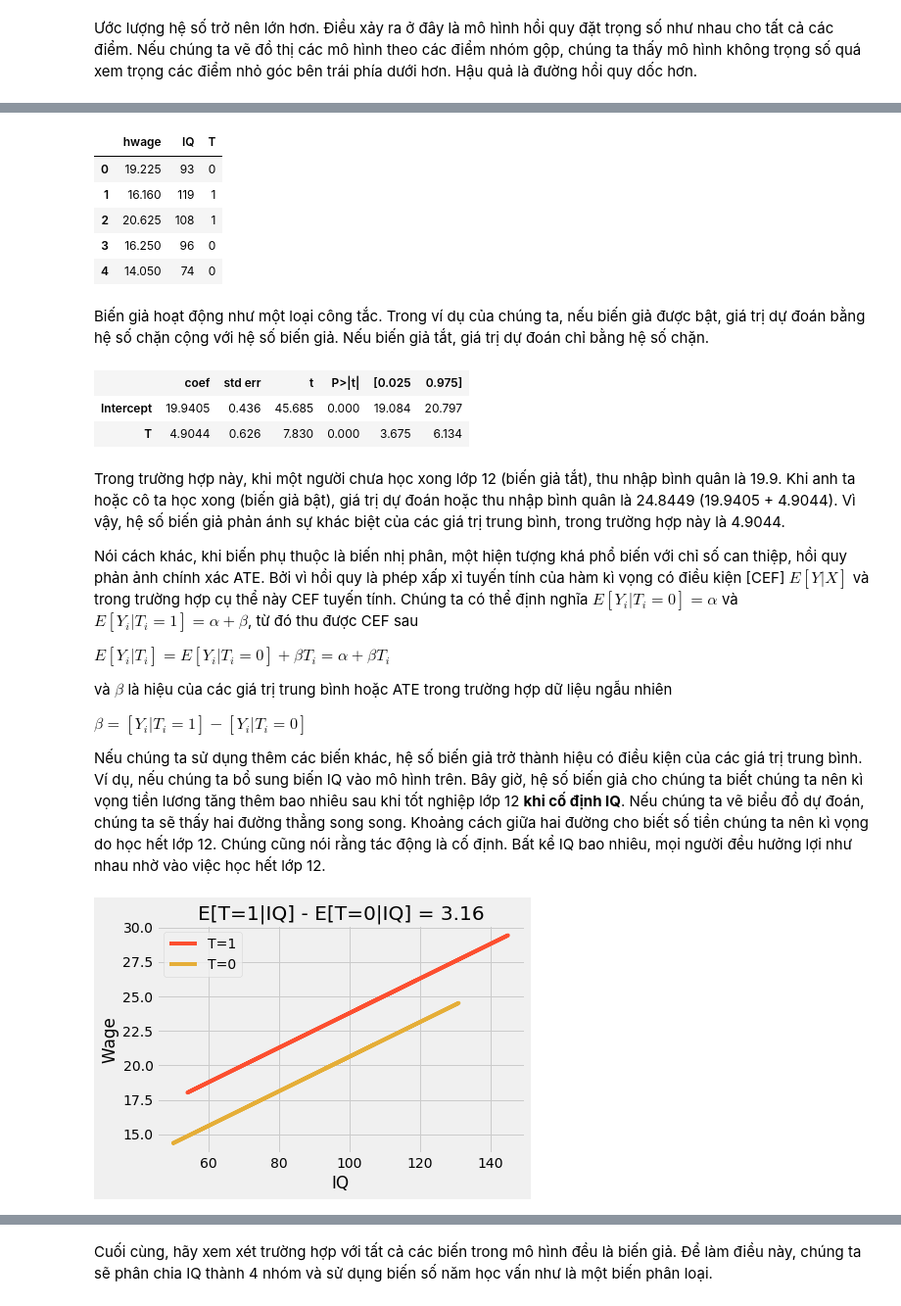
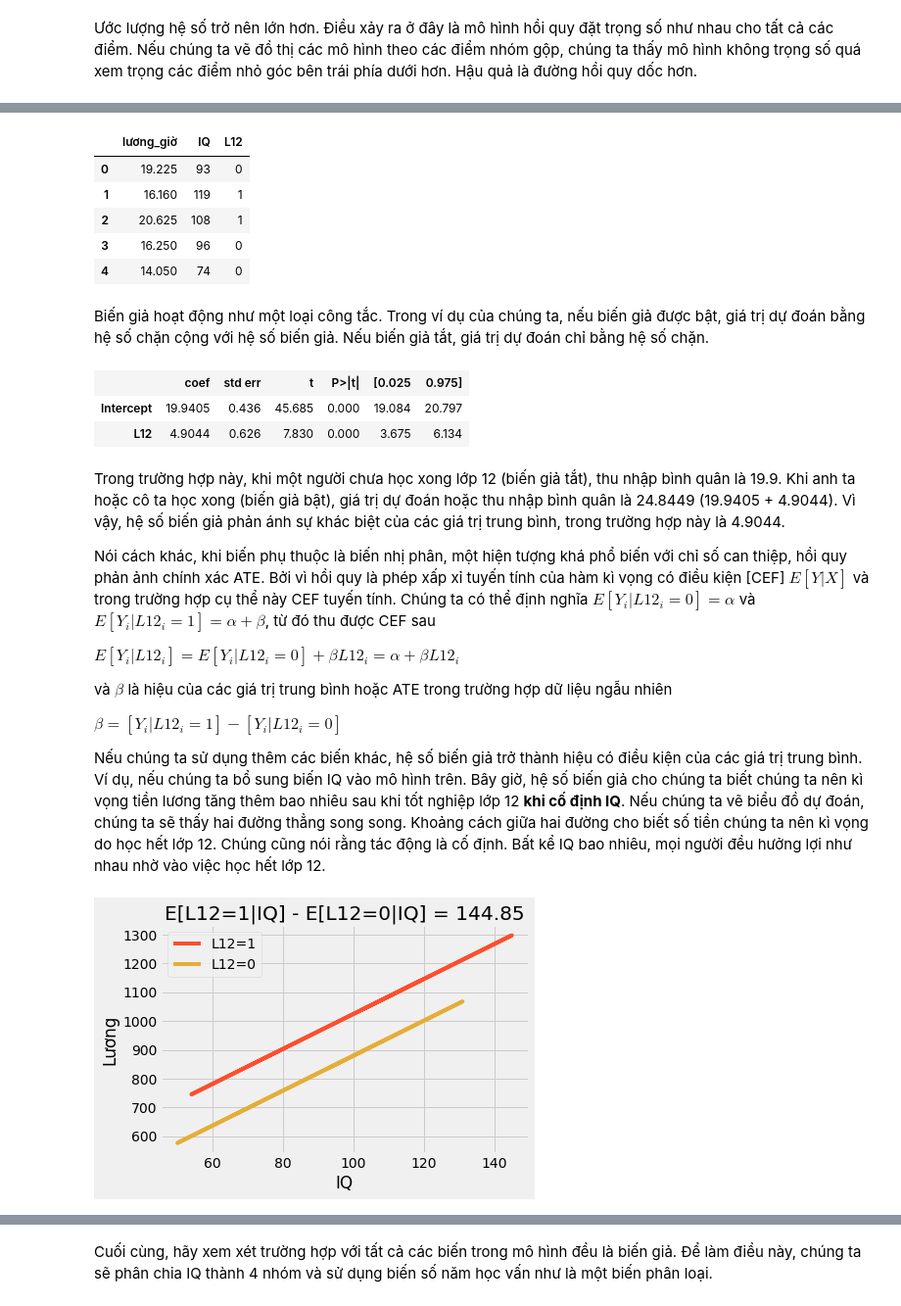
Before and after one commit to vietecon/NhanQuaPython, a Jupyter notebook: ipynb/06-Nhóm-gộp-và-Hồi-quy-Biến-giả-VN.ipynb, the cells around one changed output, grey strips where cells are left out. Shown at 98% size. Drawn from its saved outputs; the diff is of its cells as text; code cells hidden in the pictures.

```diff
--- a/ipynb/06-Nhóm-gộp-và-Hồi-quy-Biến-giả-VN.ipynb
+++ b/ipynb/06-Nhóm-gộp-và-Hồi-quy-Biến-giả-VN.ipynb
@@ -160,11 +163,11 @@ Chúng ta đã giải quyết dạng một dạng đơn giản của hồi quy b
 # %%
-wage = (pd.read_csv("./data/wage.csv")
-        .assign(hwage=lambda d: d["wage"] / d["hours"])
-        .assign(T=lambda d: (d["educ"] > 12).astype(int)))
+lương = (pd.read_csv("./data/wage.csv").rename(columns={'wage':'lương','hours':'số_giờ','educ':'học_vấn' })
+        .assign(lương_giờ=lambda d: d["lương"] / d["số_giờ"])
+        .assign(L12=lambda d: (d["học_vấn"] > 12).astype(int)))
 
-wage[["hwage", "IQ", "T"]].head()
+lương[["lương_giờ", "IQ", "L12"]].head()
 # %% [output]
-|  | hwage | IQ | T |
+|  | lương_giờ | IQ | L12 |
 | 0 | 19.225 | 93 | 0 |
 | 1 | 16.160 | 119 | 1 |
 | 2 | 20.625 | 108 | 1 |
@@ -173,40 +176,40 @@ wage[["hwage", "IQ", "T"]].head()
 # %% [markdown]
 Biến giả hoạt động như một loại công tắc. Trong ví dụ của chúng ta, nếu biến giả được bật, giá trị dự đoán bằng hệ số chặn cộng với hệ số biến giả. Nếu biến giả tắt, giá trị dự đoán chỉ bằng hệ số chặn.
 # %%
-smf.ols('hwage ~ T', data=wage).fit().summary().tables[1]
+smf.ols('lương_giờ ~ L12', data=lương).fit().summary().tables[1]
 # %% [output]
 |  | coef | std err | t | P>|t| | [0.025 | 0.975] |
 | Intercept | 19.9405 | 0.436 | 45.685 | 0.000 | 19.084 | 20.797 |
-| T | 4.9044 | 0.626 | 7.830 | 0.000 | 3.675 | 6.134 |
+| L12 | 4.9044 | 0.626 | 7.830 | 0.000 | 3.675 | 6.134 |
 # %% [markdown]
 Trong trường hợp này, khi một người chưa học xong lớp 12 (biến giả tắt), thu nhập bình quân là 19.9. Khi anh ta hoặc cô ta học xong (biến giả bật), giá trị dự đoán hoặc thu nhập bình quân là 24.8449 (19.9405 + 4.9044). Vì vậy, hệ số biến giả phản ánh sự khác biệt của các giá trị trung bình, trong trường hợp này là 4.9044.
 
-Nói cách khác, khi biến phụ thuộc là biến nhị phân, một hiện tượng khá phổ biến với chỉ số can thiệp, hồi quy phản ảnh chính xác ATE. Bởi vì hồi quy là phép xấp xỉ tuyến tính của hàm kì vọng có điều kiện [CEF] \\(E[Y|X]\\) và trong trường hợp cụ thể này CEF tuyến tính. Chúng ta có thể định nghĩa \\(E[Y_i|T_i=0]=\alpha\\) và \\(E[Y_i|T_i=1] = \alpha + \beta\\), từ đó thu được CEF sau
+Nói cách khác, khi biến phụ thuộc là biến nhị phân, một hiện tượng khá phổ biến với chỉ số can thiệp, hồi quy phản ảnh chính xác ATE. Bởi vì hồi quy là phép xấp xỉ tuyến tính của hàm kì vọng có điều kiện [CEF] \\(E[Y|X]\\) và trong trường hợp cụ thể này CEF tuyến tính. Chúng ta có thể định nghĩa \\(E[Y_i|L12_i=0]=\alpha\\) và \\(E[Y_i|L12_i=1] = \alpha + \beta\\), từ đó thu được CEF sau
 
 
 $
-E[Y_i|T_i] =  E[Y_i|T_i=0] + \beta T_i = \alpha + \beta T_i
+E[Y_i|L12_i] =  E[Y_i|L12_i=0] + \beta L12_i = \alpha + \beta L12_i
 $
 
 và \\(\beta\\) là hiệu của các giá trị trung bình hoặc ATE trong trường hợp dữ liệu ngẫu nhiên
 
 $
-\beta = [Y_i|T_i=1] - [Y_i|T_i=0]
+\beta = [Y_i|L12_i=1] - [Y_i|L12_i=0]
 $
 
 Nếu chúng ta sử dụng thêm các biến khác, hệ số biến giả trở thành hiệu có điều kiện của các giá trị trung bình. Ví dụ, nếu chúng ta bổ sung biến IQ vào mô hình trên. Bây giờ, hệ số biến giả cho chúng ta biết chúng ta nên kì vọng tiền lương tăng thêm bao nhiêu sau khi tốt nghiệp lớp 12 **khi cố định IQ**. Nếu chúng ta vẽ biểu đồ dự đoán, chúng ta sẽ thấy hai đường thẳng song song. Khoảng cách giữa hai đường cho biết số tiền chúng ta nên kì vọng do học hết lớp 12. Chúng cũng nói rằng tác động là cố định. Bất kể IQ bao nhiêu, mọi người đều hưởng lợi như nhau nhờ vào việc học hết lớp 12.
 # %%
-m = smf.ols('hwage ~ T+IQ', data=wage).fit()
-plt_df = wage.assign(y_hat = m.fittedvalues)
+m = smf.ols('lương ~ L12+IQ', data=lương).fit()
+plt_df = lương.assign(y_hat = m.fittedvalues)
 
-plt.plot(plt_df.query("T==1")["IQ"], plt_df.query("T==1")["y_hat"], c="C1", label="T=1")
-plt.plot(plt_df.query("T==0")["IQ"], plt_df.query("T==0")["y_hat"], c="C2", label="T=0")
-plt.title(f"E[T=1|IQ] - E[T=0|IQ] = {round(m.params['T'], 2)}")
-plt.ylabel("Wage")
+plt.plot(plt_df.query("L12==1")["IQ"], plt_df.query("L12==1")["y_hat"], c="C1", label="L12=1")
+plt.plot(plt_df.query("L12==0")["IQ"], plt_df.query("L12==0")["y_hat"], c="C2", label="L12=0")
+plt.title(f"E[L12=1|IQ] - E[L12=0|IQ] = {round(m.params['L12'], 2)}")
+plt.ylabel("Lương")
 plt.xlabel("IQ")
 plt.legend();
 # %% [output]
-[figure, old version]
+[figure, new version]
 # %% [markdown]
 Nếu viết mô hình này dưới dạng phương trình, chúng ta có thể thấy tại sao:
 
```
Also changed, not shown: parts of 23 cells of this notebook, 10 other files.
